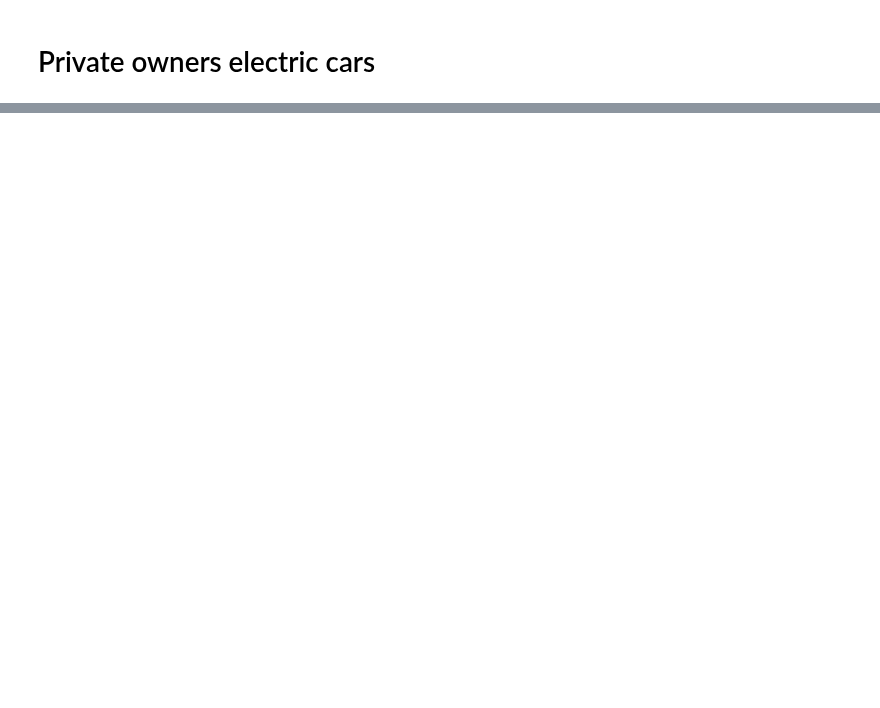
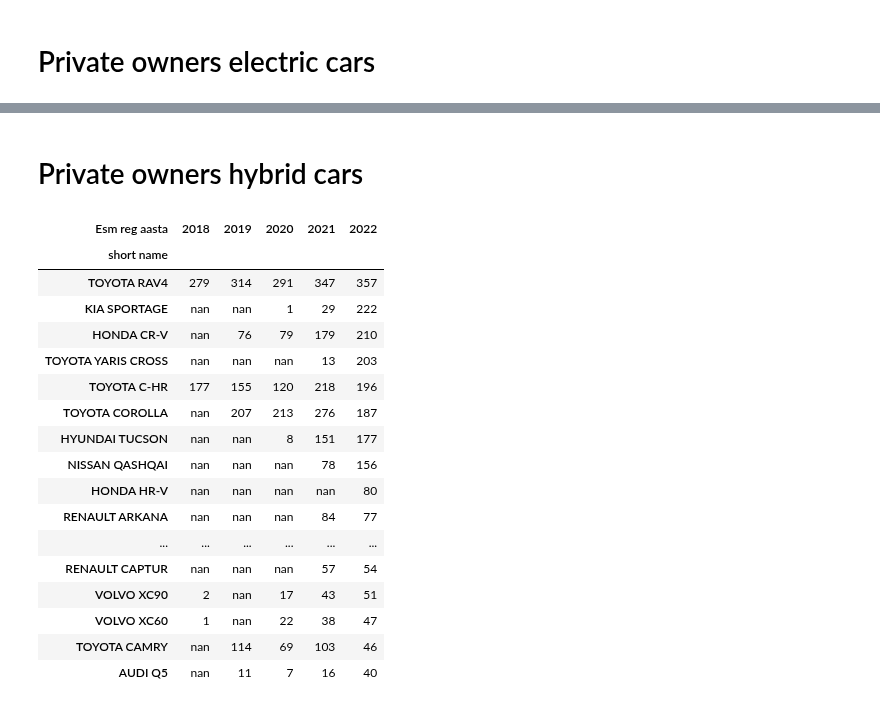
Before and after one commit to kirillstrelkov/playground, a Jupyter notebook: auto/mnt/eesti_history.ipynb, the cells around one changed output, grey strips where cells are left out. Saved outputs shown, nothing was run; the diff lists cells and outputs as text; code cells hidden in the pictures; blank space fills up the shorter version.

```diff
--- a/auto/mnt/eesti_history.ipynb
+++ b/auto/mnt/eesti_history.ipynb
@@ -161,0 +180,25 @@ sort_and_plot(df_private_e)
+# %% [markdown]
+# Private owners hybrid cars
+# %%
+df_private_h = df_private[df_private[COLUMN_ENGINE_TYPE].apply(lambda x: 'HYBRIID' in x)]
+
+sort_and_plot(df_private_h)
+# %% [output]
+| Esm reg aasta | 2018 | 2019 | 2020 | 2021 | 2022 |
+| short name |  |  |  |  |  |
+| TOYOTA RAV4 | 279 | 314 | 291 | 347 | 357 |
+| KIA SPORTAGE | nan | nan | 1 | 29 | 222 |
+| HONDA CR-V | nan | 76 | 79 | 179 | 210 |
+| TOYOTA YARIS CROSS | nan | nan | nan | 13 | 203 |
+| TOYOTA C-HR | 177 | 155 | 120 | 218 | 196 |
+| TOYOTA COROLLA | nan | 207 | 213 | 276 | 187 |
+| HYUNDAI TUCSON | nan | nan | 8 | 151 | 177 |
+| NISSAN QASHQAI | nan | nan | nan | 78 | 156 |
+| HONDA HR-V | nan | nan | nan | nan | 80 |
+| RENAULT ARKANA | nan | nan | nan | 84 | 77 |
+| ... | ... | ... | ... | ... | ... |
+| RENAULT CAPTUR | nan | nan | nan | 57 | 54 |
+| VOLVO XC90 | 2 | nan | 17 | 43 | 51 |
+| VOLVO XC60 | 1 | nan | 22 | 38 | 47 |
+| TOYOTA CAMRY | nan | 114 | 69 | 103 | 46 |
+| AUDI Q5 | nan | 11 | 7 | 16 | 40 |
```
Also changed, not shown: parts of 3 cells of this notebook.
